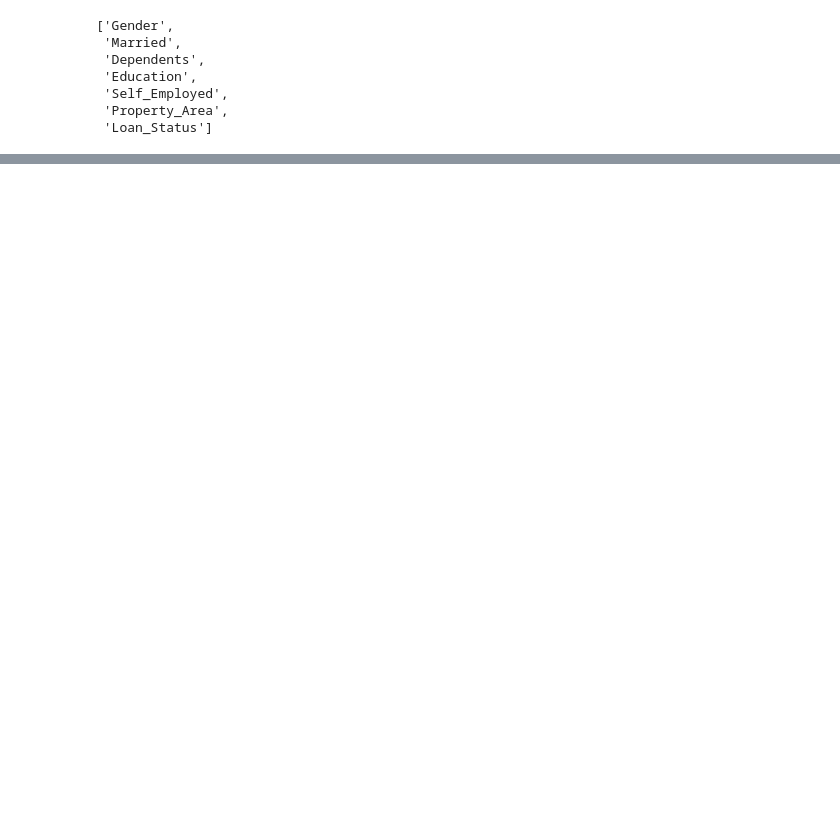
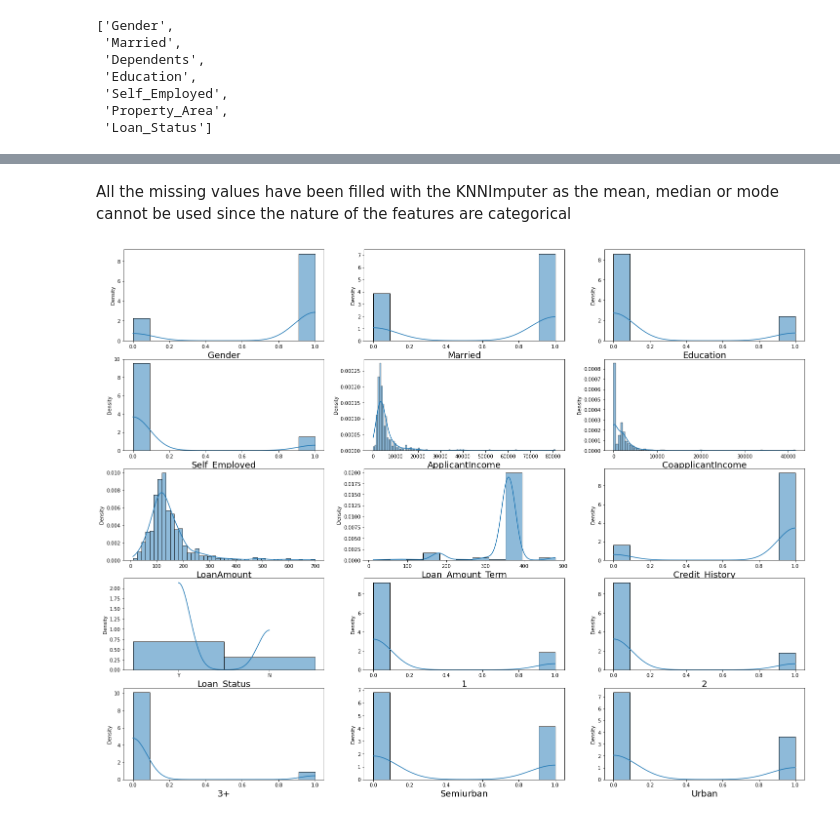
Before and after one commit to zobekenobe/DT-Evaluation-Project, a Jupyter notebook: Project 6.ipynb, the cells around one changed output, grey strips where cells are left out. Drawn from its saved outputs; the diff is of its cells as text; code cells hidden in the pictures; blank space fills up the shorter version.

```diff
--- a/Project 6.ipynb
+++ b/Project 6.ipynb
@@ -191,4 +191,4 @@ from sklearn.impute import KNNImputer
 # %%
 imputer = KNNImputer(n_neighbors = 5)
 # %%
-imputer.fit_transform(df[['ApplicantIncome','Credit_History']])[:,1]
+df['Credit_History'] = imputer.fit_transform(df[['ApplicantIncome','Credit_History']])[:,1].round()
@@ -199,0 +195,23 @@ AttributeError: 'numpy.ndarray' object has no attribute 'lower'
+# %%
+df['Self_Employed'] = imputer.fit_transform(df[['ApplicantIncome','Self_Employed']])[:,1]
+# %%
+df['LoanAmount'] = imputer.fit_transform(df[['ApplicantIncome','LoanAmount']])[:,1]
+# %%
+df['Loan_Amount_Term'] = imputer.fit_transform(df[['ApplicantIncome', 'Loan_Amount_Term']])[:,1]
+# %% [markdown]
+ All the missing values have been filled with the KNNImputer as the mean, median or mode cannot be used
+ since the nature of the features are categorical
+# %%
+# checking the distribution of the data
+plt.figure(figsize = (25, 20))
+plotnumber = 1
+
+for col in df.columns:
+    if(plotnumber < 16):
+        plt.subplot(5,3,plotnumber)
+        sns.histplot(df[col], stat = 'density', kde = True)
+        plt.xlabel(col, fontsize = 18)
+    plotnumber += 1
+plt.show()
+# %% [output]
+[figure, added]
```
Also changed, not shown: parts of 16 cells of this notebook.
